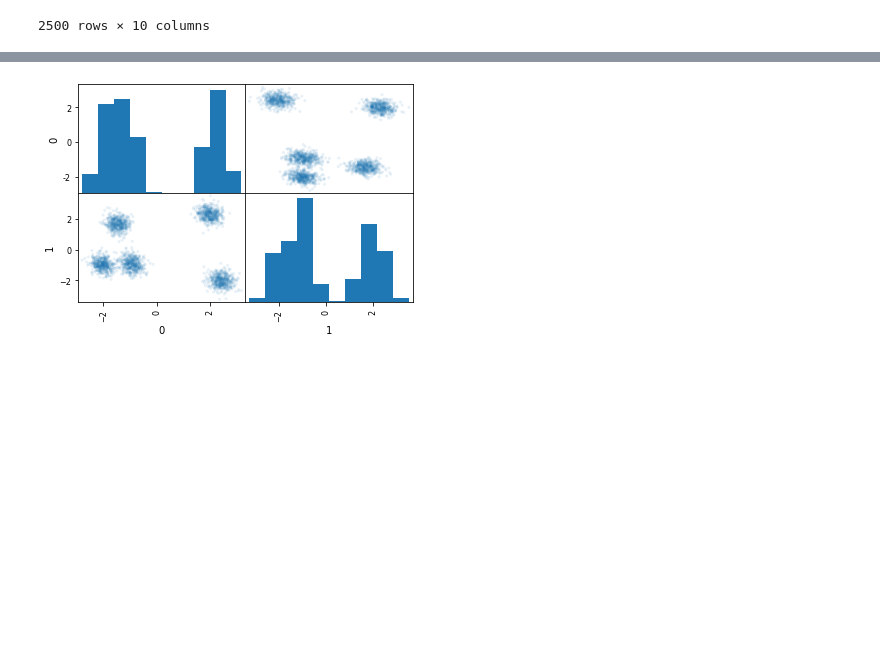
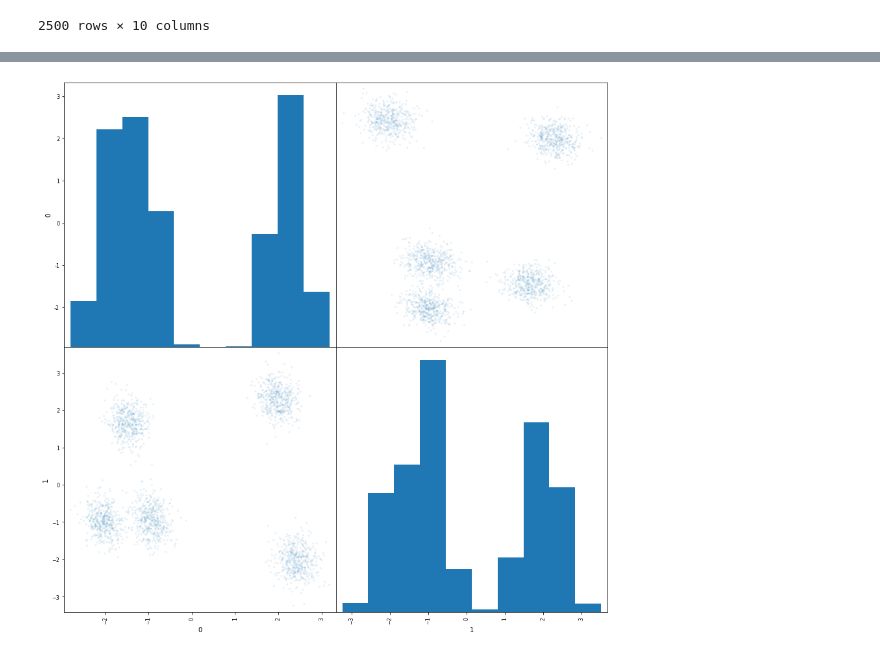
Before and after one commit to ayeletdabush/datascience, a Jupyter notebook: ClusteringEXC.ipynb, the cells around one changed output, grey strips where cells are left out. Saved outputs shown, nothing was run; the diff lists cells and outputs as text; code cells hidden in the pictures; blank space fills up the shorter version.

```diff
--- a/ClusteringEXC.ipynb
+++ b/ClusteringEXC.ipynb
@@ -55,10 +61,11 @@ pd.plotting.scatter_matrix(norm_df, alpha=0.1);
 # %%
 # Using PCA to see results of dimensionality reduction.
 pca = PCA(n_components=2)
 principalComponents = pd.DataFrame(pca.fit_transform(norm_df))
-pd.plotting.scatter_matrix(principalComponents, alpha=0.1);
+pd.plotting.scatter_matrix(principalComponents, alpha=0.1, figsize=(15, 15));
+plt.savefig('figs/scatter_matrix_PCA')
 # %% [output]
-[figure, old version]
+[figure, new version]
 # %%
 def kmeans_data(df, lower, upper):
     clusters = pd.DataFrame()
```
Also changed, not shown: parts of 23 cells of this notebook.
